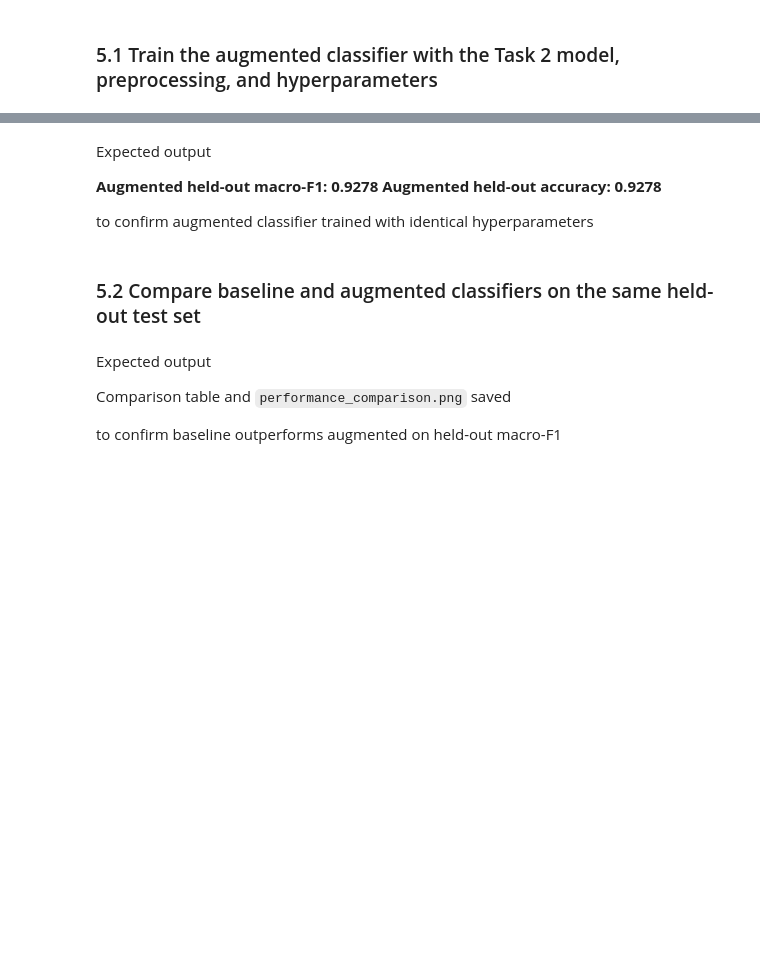
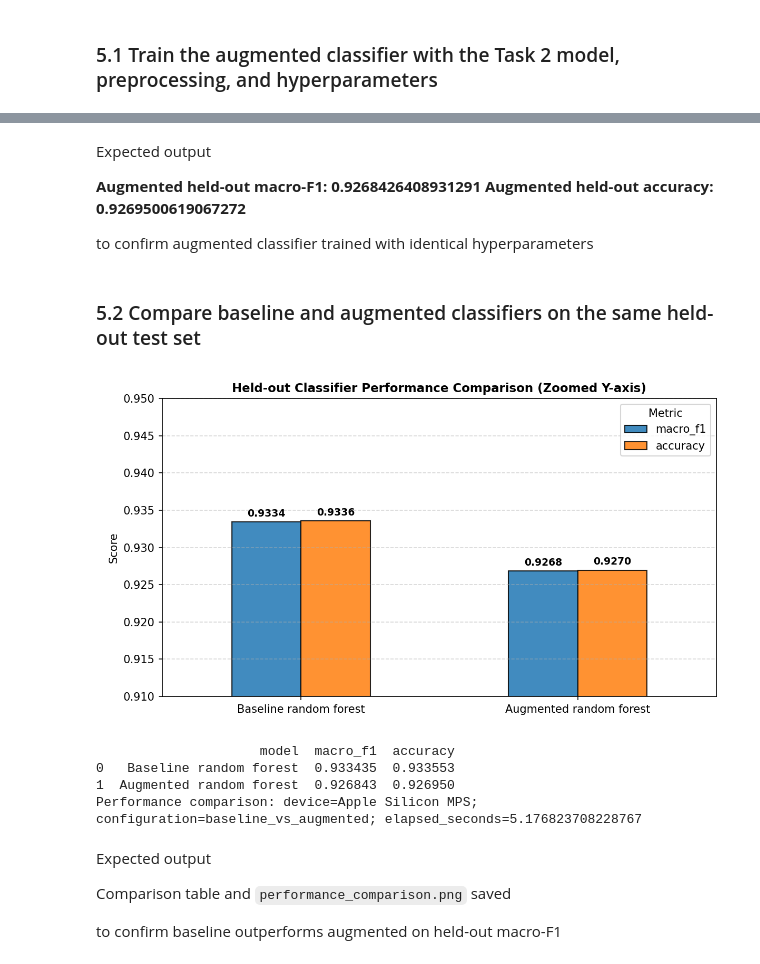
Before and after one commit to yangliunz/1173808-COMP662A1, a Jupyter notebook: notebooks/1173808_Assignment1.ipynb, the cells around one changed output, grey strips where cells are left out. Saved outputs shown, nothing was run; the diff lists cells and outputs as text; code cells hidden in the pictures; blank space fills up the shorter version.

```diff
--- a/notebooks/1173808_Assignment1.ipynb
+++ b/notebooks/1173808_Assignment1.ipynb
@@ -670,8 +791,8 @@ log_cell("Augmented training", cell_started, f"train_size={len(x_augmented)}")
 # %% [markdown]
 Expected output
 
-**Augmented held-out macro-F1: 0.9278**
-**Augmented held-out accuracy: 0.9278**
+**Augmented held-out macro-F1: 0.9268426408931291**
+**Augmented held-out accuracy: 0.9269500619067272**
 
 to confirm augmented classifier trained with identical hyperparameters
 # %% [markdown]
@@ -679,22 +800,48 @@ to confirm augmented classifier trained with identical hyperparameters
 # %%
 # Compare baseline and augmented model performance.
 cell_started = time.perf_counter()
 
 comparison = pd.DataFrame([
     {"model": "Baseline random forest", **{k: v for k, v in baseline_result.items() if k != "prediction"}},
     {"model": "Augmented random forest", **{k: v for k, v in augmented_result.items() if k != "prediction"}},
 ])
 display(comparison)
 comparison.to_csv(OUTPUT_DATA / "performance.csv", index=False)
 
-# Bar chart comparison.
-ax = comparison.set_index("model")[["macro_f1", "accuracy"]].plot.bar(ylim=(0, 1), rot=0)
-ax.set_ylabel("score")
-ax.set_title("Held-out classifier performance")
+# Zoomed-in bar chart comparison to clearly highlight performance delta.
+fig, ax = plt.subplots(figsize=(8, 4.5))
+min_score = min(comparison["macro_f1"].min(), comparison["accuracy"].min())
+max_score = max(comparison["macro_f1"].max(), comparison["accuracy"].max())
+y_lower = np.floor((min_score - 0.01) * 100) / 100
+y_upper = np.ceil((max_score + 0.008) * 100) / 100
+
+comparison.set_index("model")[["macro_f1", "accuracy"]].plot.bar(
+    ax=ax,
+    ylim=(y_lower, y_upper),
+    rot=0,
+    alpha=0.85,
+    edgecolor="black"
+)
+
+# Add exact 4-decimal values on top of each bar for crystal clear readability
+for container in ax.containers:
+    ax.bar_label(container, fmt="%.4f", padding=3, fontsize=9, fontweight="bold")
+
+ax.set_ylabel("Score", fontsize=10)
+ax.set_xlabel("")
+ax.set_title("Held-out Classifier Performance Comparison (Zoomed Y-axis)", fontsize=11, fontweight="bold")
+ax.grid(axis="y", linestyle="--", alpha=0.5)
+ax.legend(title="Metric", loc="upper right")
 plt.tight_layout()
 plt.savefig(FIGURES / "performance_comparison.png", dpi=150)
 plt.show()
 log_cell("Performance comparison", cell_started, "baseline_vs_augmented")
+# %% [output]
+[figure, added]
+                     model  macro_f1  accuracy
+0   Baseline random forest  0.933435  0.933553
+1  Augmented random forest  0.926843  0.926950
+Performance comparison: device=Apple Silicon MPS; configuration=baseline_vs_augmented; elapsed_seconds=5.176823708228767
 # %% [markdown]
 Expected output
 
```
Also changed, not shown: parts of 28 cells of this notebook, 7 other files.
